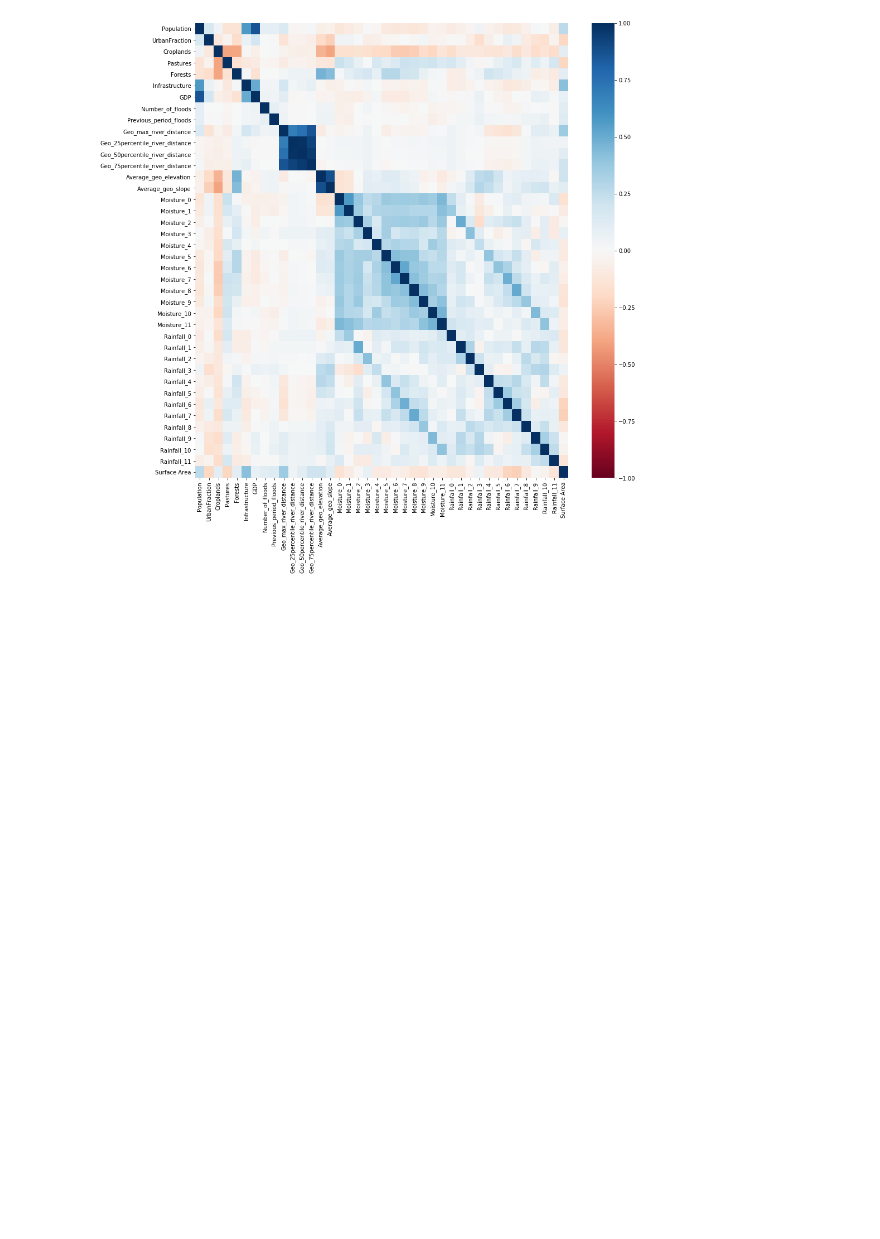
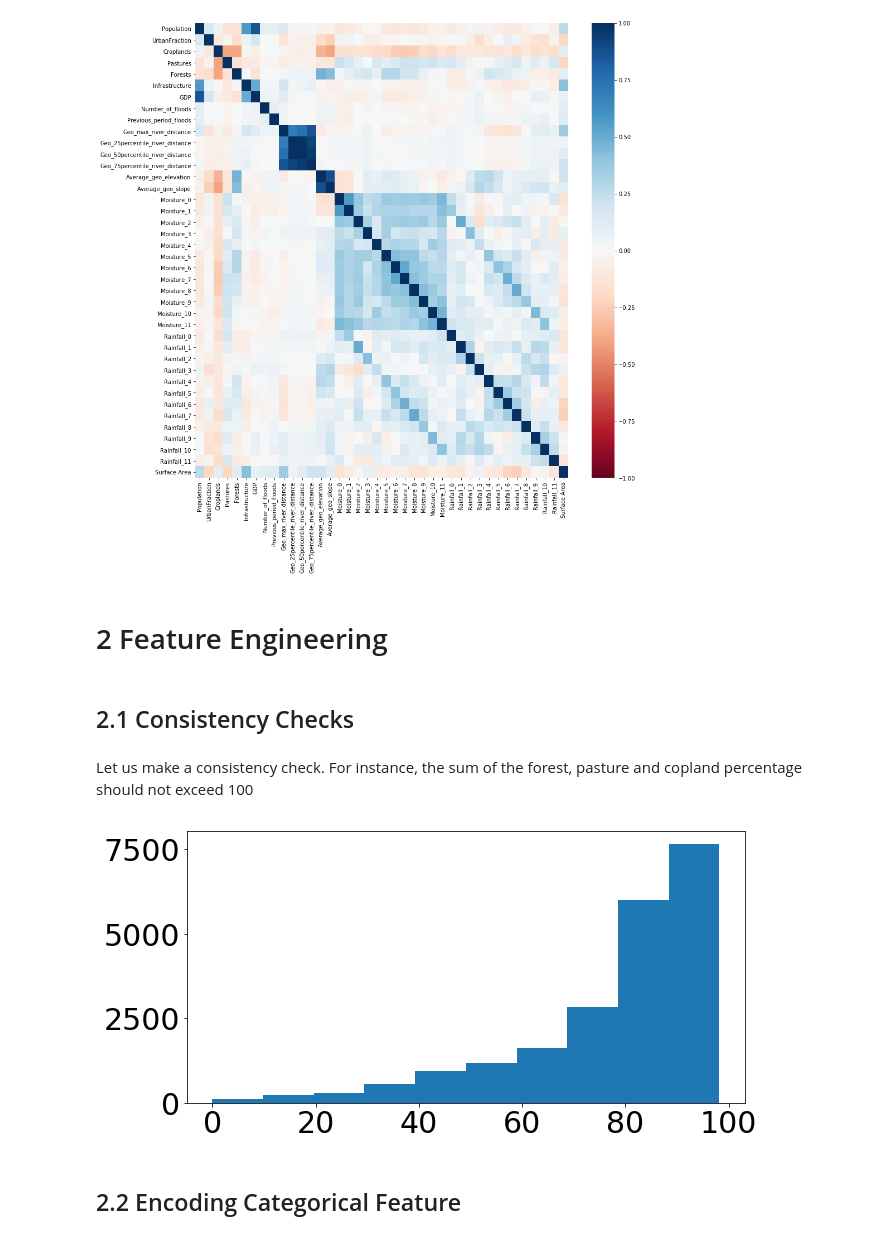
Before and after one commit to flucarelli94/MachineLearning_projects, a Jupyter notebook: Floods/Analysis.ipynb, the cells around one changed output. Saved outputs shown, nothing was run; the diff lists cells and outputs as text; code cells hidden in the pictures; blank space fills up the shorter version.

Commit message:
Adding blocks for feature engineering

```diff
--- a/Floods/Analysis.ipynb
+++ b/Floods/Analysis.ipynb
@@ -85,3 +87,20 @@ sns.heatmap(df.corr(),cmap="RdBu", vmin=-1)
 plt.show()
 # %% [output]
 [figure]
+# %% [markdown]
+# 2 Feature Engineering
+# %% [markdown]
+## 2.1 Consistency Checks
+# %% [markdown]
+Let us make a consistency check. For instance, the sum of the forest, pasture and copland percentage should not exceed 100
+# %%
+matplotlib.rcParams["font.size"] = 30
+plt.figure(figsize=(10, 5))
+
+plt.hist(df['Forests']+df['Pastures']+df['Croplands'])
+
+plt.show()
+# %% [output]
+[figure, added]
+# %% [markdown]
+## 2.2 Encoding Categorical Feature
```
Also changed, not shown: parts of 12 cells of this notebook.
